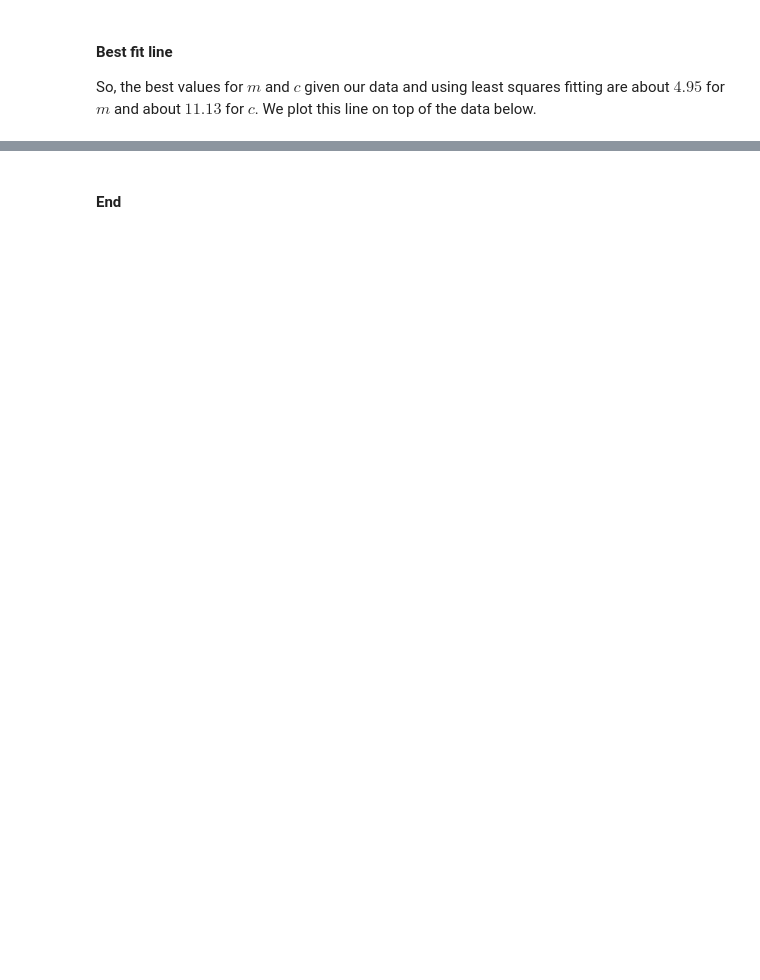
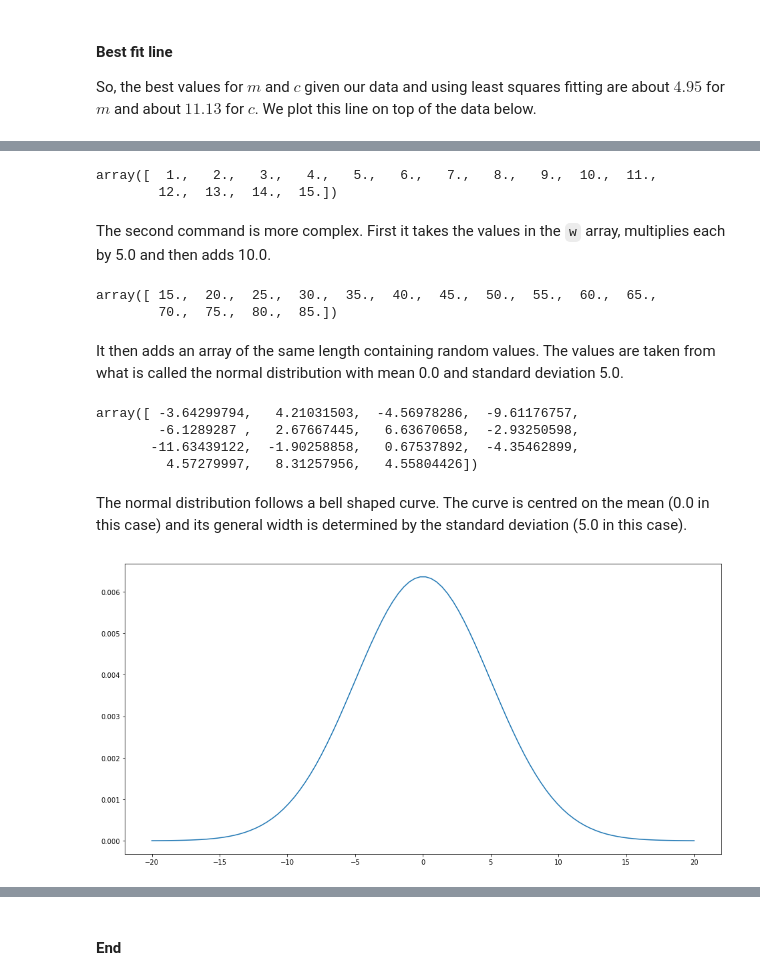
Before and after one commit to QiFuChina/emerging-technologies.github.io, a Jupyter notebook: notebooks/simple-linear-regression.ipynb, the cells around one changed output, grey strips where cells are left out. Cells and saved outputs as stored; diff of their text form; code cells hidden in the pictures; blank space fills up the shorter version.

```diff
--- a/notebooks/simple-linear-regression.ipynb
+++ b/notebooks/simple-linear-regression.ipynb
@@ -181,0 +205,37 @@ pl.show()
+# %%
+ np.arange(1.0, 16.0, 1.0)
+# %% [output]
+array([  1.,   2.,   3.,   4.,   5.,   6.,   7.,   8.,   9.,  10.,  11.,
+        12.,  13.,  14.,  15.])
+# %% [markdown]
+The second command is more complex.
+First it takes the values in the `w` array, multiplies each by 5.0 and then adds 10.0.
+# %%
+5.0 * w + 10.0
+# %% [output]
+array([ 15.,  20.,  25.,  30.,  35.,  40.,  45.,  50.,  55.,  60.,  65.,
+        70.,  75.,  80.,  85.])
+# %% [markdown]
+It then adds an array of the same length containing random values.
+The values are taken from what is called the normal distribution with mean 0.0 and standard deviation 5.0.
+# %%
+np.random.normal(0.0, 5.0, w.size)
+# %% [output]
+array([ -3.64299794,   4.21031503,  -4.56978286,  -9.61176757,
+        -6.1289287 ,   2.67667445,   6.63670658,  -2.93250598,
+       -11.63439122,  -1.90258858,   0.67537892,  -4.35462899,
+         4.57279997,   8.31257956,   4.55804426])
+# %% [markdown]
+The normal distribution follows a bell shaped curve.
+The curve is centred on the mean (0.0 in this case) and its general width is determined by the standard deviation (5.0 in this case).
+# %%
+# Plot the normal distrution.
+normpdf = lambda mu, s, x: (1.0 / (2.0 * np.pi * s**2)) * np.exp(-((x - mu)**2)/(2 * s**2))
+
+x = np.linspace(-20.0, 20.0, 100)
+y = normpdf(0.0, 5.0, x)
+pl.plot(x, y)
+
+pl.show()
+# %% [output]
+[figure, added]
```
Also changed, not shown: parts of 35 cells of this notebook.
